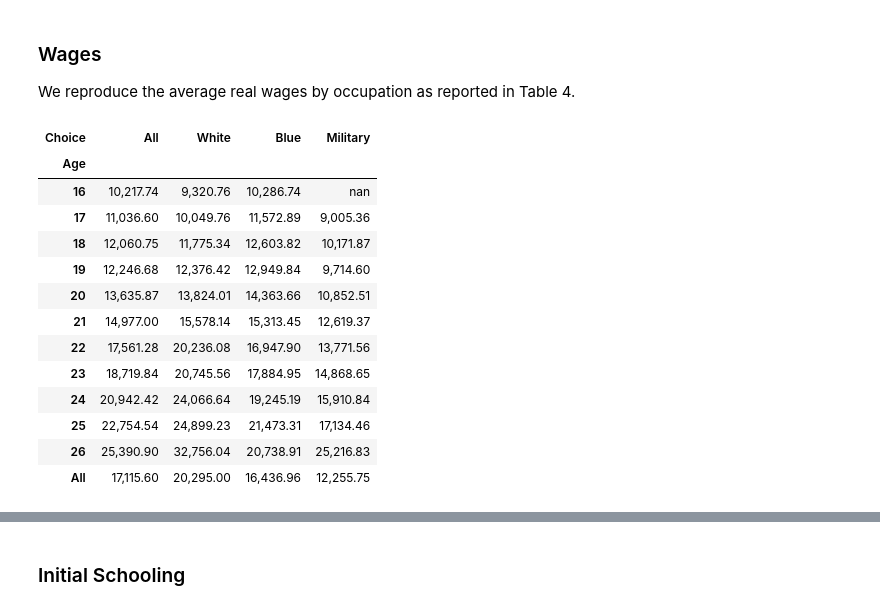
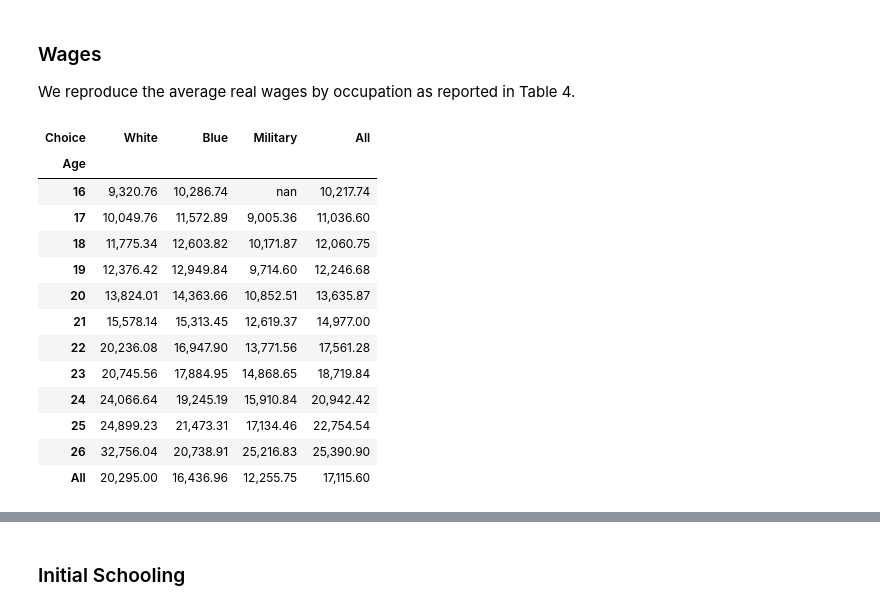
Before and after one commit to OpenSourceEconomics/ekw-data, a Jupyter notebook: career-decisions-data/explorations.ipynb, the cells around one changed output, grey strips where cells are left out. Cells and saved outputs as stored; diff of their text form; code cells hidden in the pictures.

```diff
--- a/career-decisions-data/explorations.ipynb
+++ b/career-decisions-data/explorations.ipynb
@@ -102,22 +107,22 @@ pd.crosstab(index=df['Age'], columns=df['Choice'], margins=True)
 We reproduce the average real wages by occupation as reported in Table 4.
 # %%
 tab = pd.crosstab(index=df['Age'], columns=df['Choice'], values=df['Wage'], aggfunc='mean', margins=True)
-tab[['All', 'White', 'Blue', 'Military']]
+tab
 # %% [output]
-| Choice | All | White | Blue | Military |
+| Choice | White | Blue | Military | All |
 | Age |  |  |  |  |
-| 16 | 10,217.74 | 9,320.76 | 10,286.74 | nan |
-| 17 | 11,036.60 | 10,049.76 | 11,572.89 | 9,005.36 |
-| 18 | 12,060.75 | 11,775.34 | 12,603.82 | 10,171.87 |
-| 19 | 12,246.68 | 12,376.42 | 12,949.84 | 9,714.60 |
-| 20 | 13,635.87 | 13,824.01 | 14,363.66 | 10,852.51 |
-| 21 | 14,977.00 | 15,578.14 | 15,313.45 | 12,619.37 |
-| 22 | 17,561.28 | 20,236.08 | 16,947.90 | 13,771.56 |
-| 23 | 18,719.84 | 20,745.56 | 17,884.95 | 14,868.65 |
-| 24 | 20,942.42 | 24,066.64 | 19,245.19 | 15,910.84 |
-| 25 | 22,754.54 | 24,899.23 | 21,473.31 | 17,134.46 |
-| 26 | 25,390.90 | 32,756.04 | 20,738.91 | 25,216.83 |
-| All | 17,115.60 | 20,295.00 | 16,436.96 | 12,255.75 |
+| 16 | 9,320.76 | 10,286.74 | nan | 10,217.74 |
+| 17 | 10,049.76 | 11,572.89 | 9,005.36 | 11,036.60 |
+| 18 | 11,775.34 | 12,603.82 | 10,171.87 | 12,060.75 |
+| 19 | 12,376.42 | 12,949.84 | 9,714.60 | 12,246.68 |
+| 20 | 13,824.01 | 14,363.66 | 10,852.51 | 13,635.87 |
+| 21 | 15,578.14 | 15,313.45 | 12,619.37 | 14,977.00 |
+| 22 | 20,236.08 | 16,947.90 | 13,771.56 | 17,561.28 |
+| 23 | 20,745.56 | 17,884.95 | 14,868.65 | 18,719.84 |
+| 24 | 24,066.64 | 19,245.19 | 15,910.84 | 20,942.42 |
+| 25 | 24,899.23 | 21,473.31 | 17,134.46 | 22,754.54 |
+| 26 | 32,756.04 | 20,738.91 | 25,216.83 | 25,390.90 |
+| All | 20,295.00 | 16,436.96 | 12,255.75 | 17,115.60 |
 # %% [markdown]
 We show average wages and their standard devision in the figures below.
 
```
Also changed, not shown: parts of 9 cells of this notebook.
